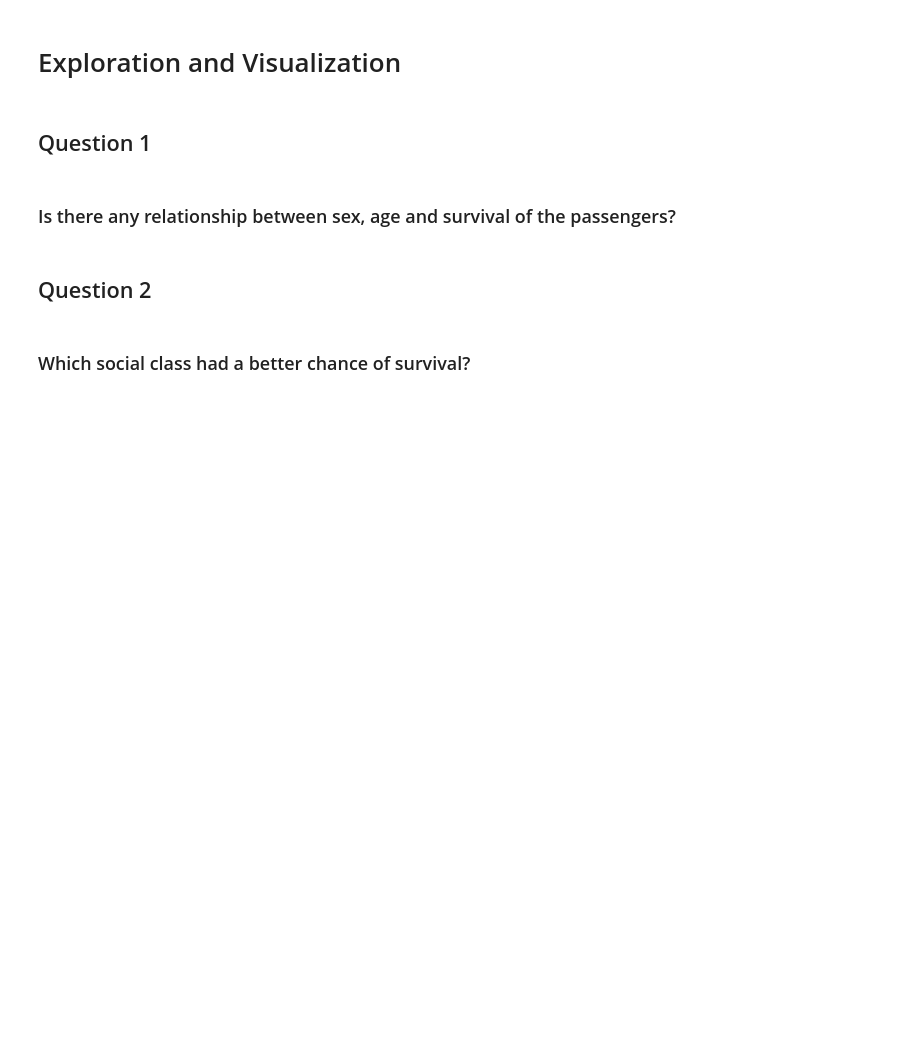
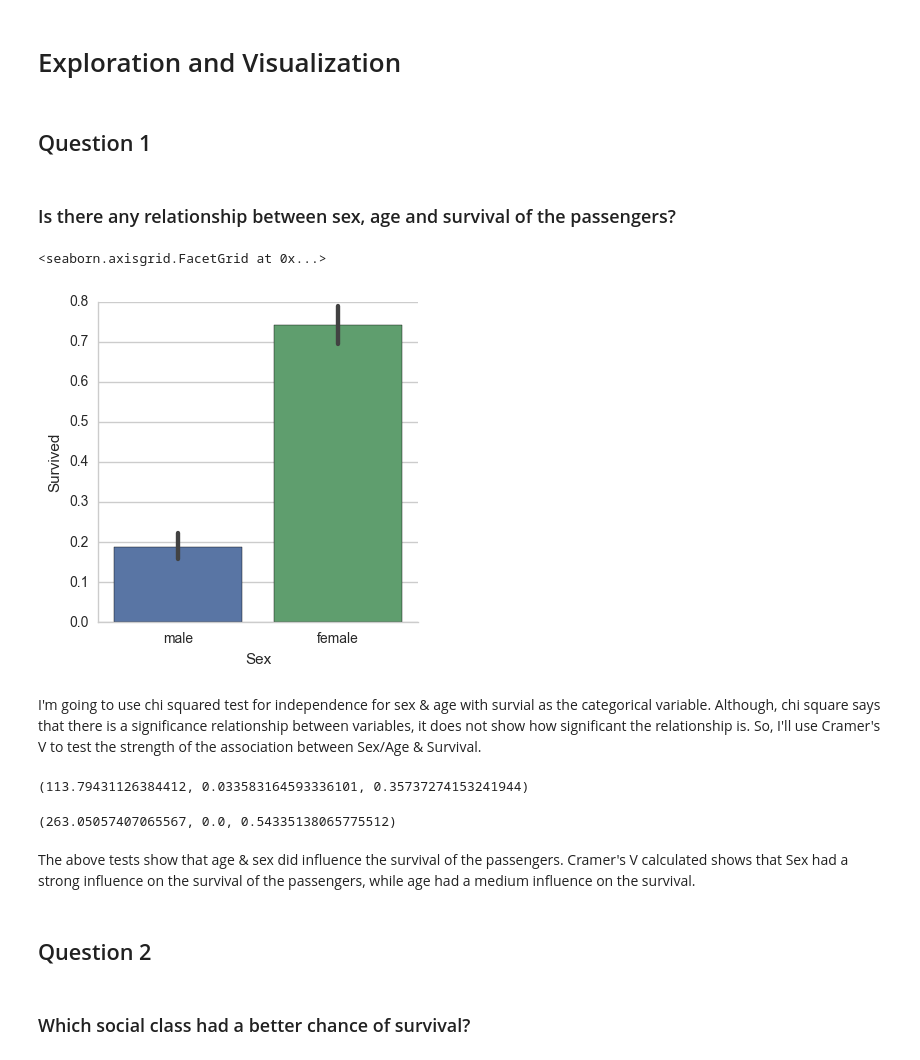
Before and after one commit to ishashankverma/DAND_Titanic_Analysis, a Jupyter notebook: Titanic_Data_Analysis.ipynb, the cells around one changed output. Cells and saved outputs as stored; diff of their text form; code cells hidden in the pictures; blank space fills up the shorter version.

Commit message:
Added the exploration and visualization

```diff
--- a/Titanic_Data_Analysis.ipynb
+++ b/Titanic_Data_Analysis.ipynb
@@ -155,3 +158,10 @@ memory usage: 34.9+ KB
 ## Question 1
 # %% [markdown]
 ### Is there any relationship between sex, age and survival of the passengers?
+# %%
+sns.factorplot('Sex', 'Survived', data = titanic_df, kind = 'bar')
+# %% [output]
+<seaborn.axisgrid.FacetGrid at 0x...>
+[figure, added]
+# %% [markdown]
+I'm going to use chi squared test for independence for sex & age with survial as the categorical variable. Although, chi square says that there is a significance relationship between variables, it does not show how significant the relationship is. So, I'll use Cramer's V to test the strength of the association between Sex/Age & Survival.
@@ -158,3 +196,13 @@ memory usage: 34.9+ KB
+# %%
+chi_squared(titanic_df,'Age','Survived')
+# %% [output]
+(113.79431126384412, 0.033583164593336101, 0.35737274153241944)
+# %%
+chi_sq(titanic_df,'Sex','Survived')
+# %% [output]
+(263.05057407065567, 0.0, 0.54335138065775512)
+# %% [markdown]
+The above tests show that age & sex did influence the survival of the passengers. Cramer's V calculated shows that Sex had a strong influence on the survival of the passengers, while age had a medium influence on the survival.
 # %% [markdown]
 ## Question 2
 # %% [markdown]
```
Also changed, not shown: parts of 21 cells of this notebook.
